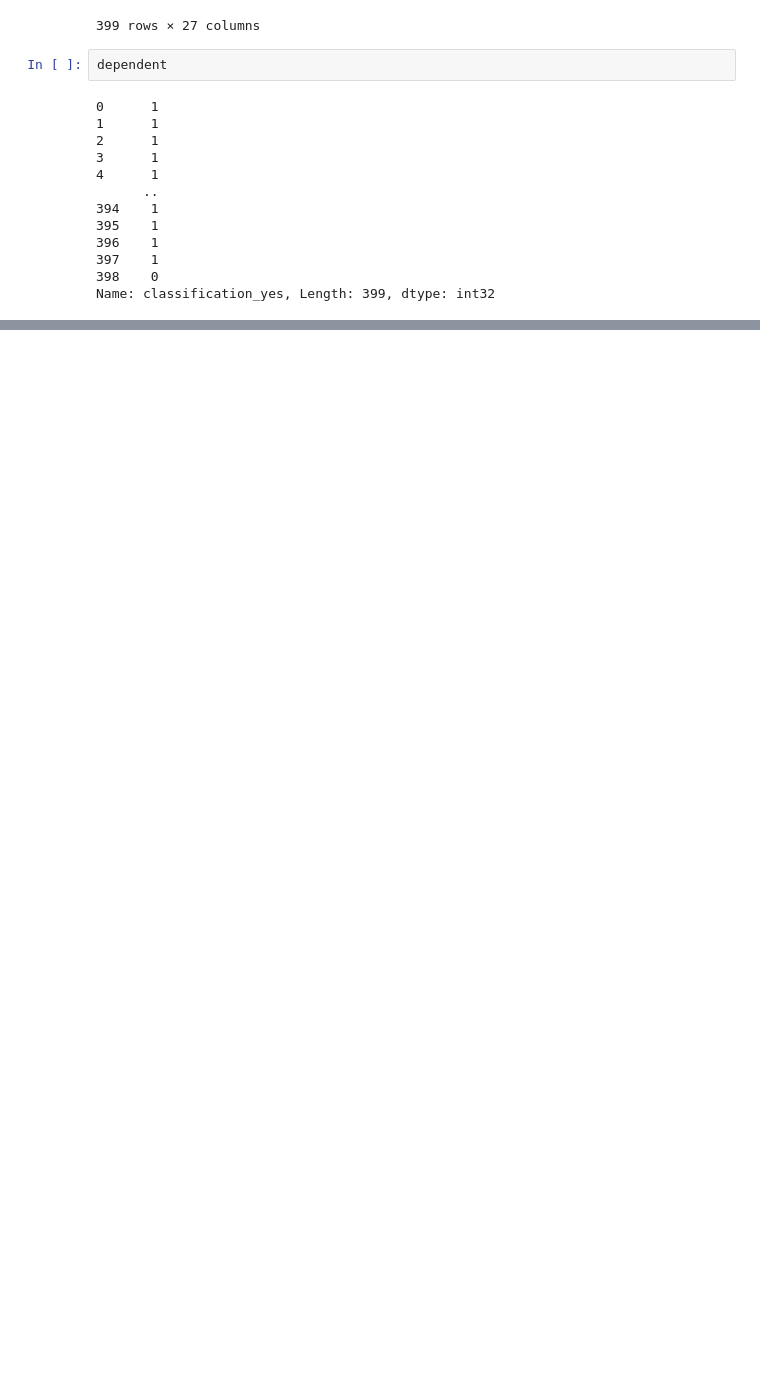
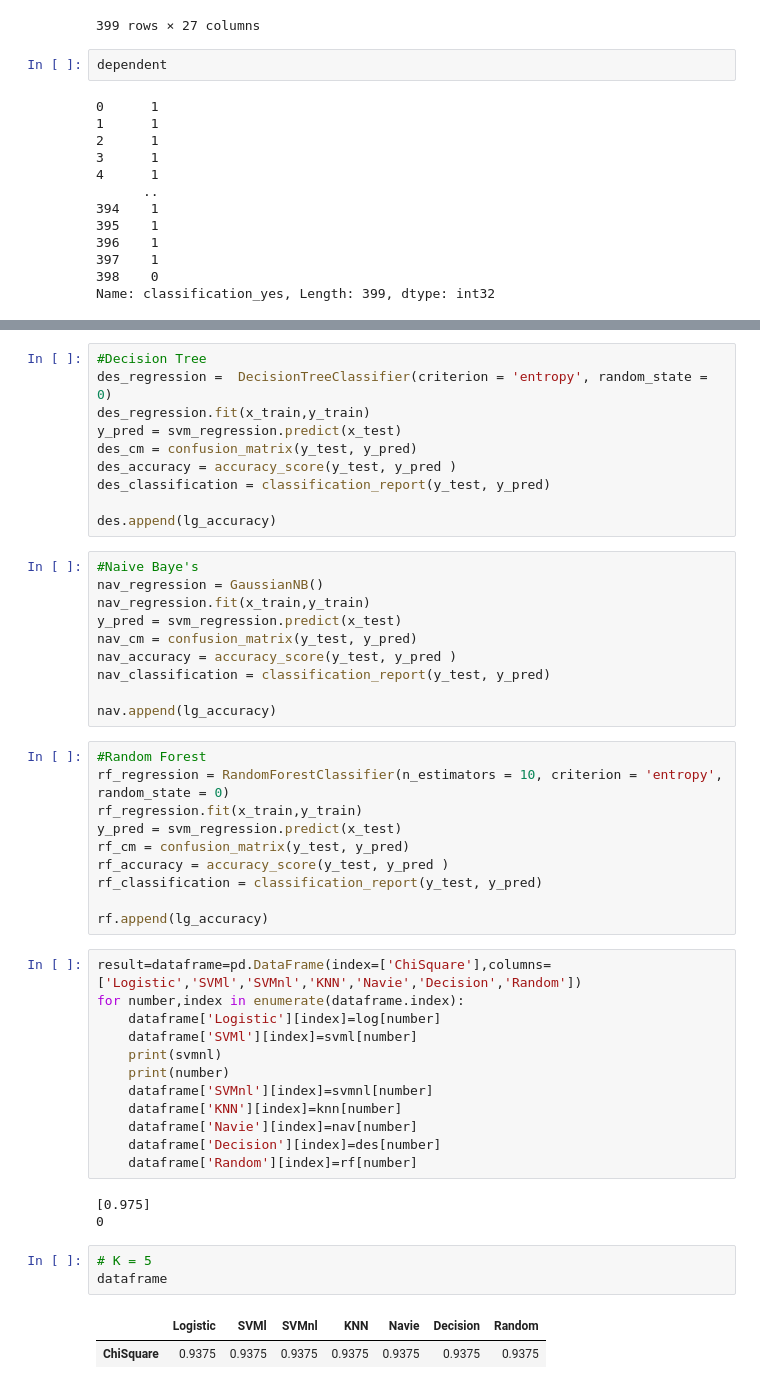
Before and after one commit to ThanigaivelGanapathi/ML_Feature_Selection, a Jupyter notebook: Select_K_Algorithm/Select_K_Algo.ipynb, the cells around one changed output, grey strips where cells are left out. Saved outputs shown, nothing was run; the diff lists cells and outputs as text; blank space fills up the shorter version.

```diff
--- a/Select_K_Algorithm/Select_K_Algo.ipynb
+++ b/Select_K_Algorithm/Select_K_Algo.ipynb
@@ -104,0 +169,51 @@ array([[1.48112676e+02, 5.74821053e+01, 3.07735602e+00, 3.88689024e+01,
+# %%
+#Decision Tree
+des_regression =  DecisionTreeClassifier(criterion = 'entropy', random_state = 0)
+des_regression.fit(x_train,y_train)
+y_pred = svm_regression.predict(x_test)
+des_cm = confusion_matrix(y_test, y_pred)
+des_accuracy = accuracy_score(y_test, y_pred )
+des_classification = classification_report(y_test, y_pred)
+
+des.append(lg_accuracy)
+# %%
+#Naive Baye's
+nav_regression = GaussianNB()
+nav_regression.fit(x_train,y_train)
+y_pred = svm_regression.predict(x_test)
+nav_cm = confusion_matrix(y_test, y_pred)
+nav_accuracy = accuracy_score(y_test, y_pred )
+nav_classification = classification_report(y_test, y_pred)
+
+nav.append(lg_accuracy)
+# %%
+#Random Forest
+rf_regression = RandomForestClassifier(n_estimators = 10, criterion = 'entropy', random_state = 0)
+rf_regression.fit(x_train,y_train)
+y_pred = svm_regression.predict(x_test)
+rf_cm = confusion_matrix(y_test, y_pred)
+rf_accuracy = accuracy_score(y_test, y_pred )
+rf_classification = classification_report(y_test, y_pred)
+
+rf.append(lg_accuracy)
+# %%
+result=dataframe=pd.DataFrame(index=['ChiSquare'],columns=['Logistic','SVMl','SVMnl','KNN','Navie','Decision','Random'])
+for number,index in enumerate(dataframe.index):
+    dataframe['Logistic'][index]=log[number]
+    dataframe['SVMl'][index]=svml[number]
+    print(svmnl)
+    print(number)
+    dataframe['SVMnl'][index]=svmnl[number]
+    dataframe['KNN'][index]=knn[number]
+    dataframe['Navie'][index]=nav[number]
+    dataframe['Decision'][index]=des[number]
+    dataframe['Random'][index]=rf[number]
+# %% [output]
+[0.975]
+0
+# %%
+# K = 5
+dataframe
+# %% [output]
+|  | Logistic | SVMl | SVMnl | KNN | Navie | Decision | Random |
+| ChiSquare | 0.9375 | 0.9375 | 0.9375 | 0.9375 | 0.9375 | 0.9375 | 0.9375 |
```
Also changed, not shown: parts of 11 cells of this notebook.
